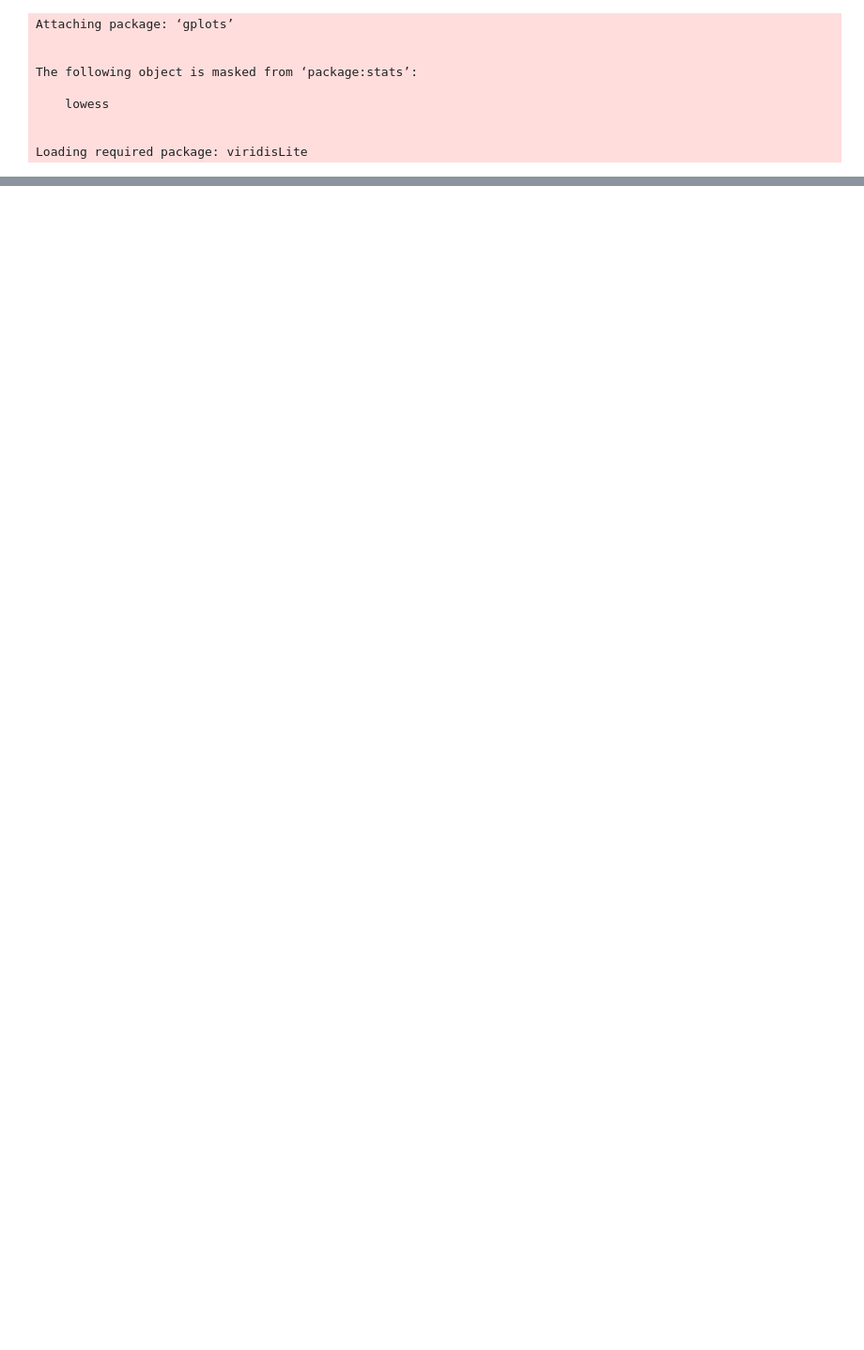
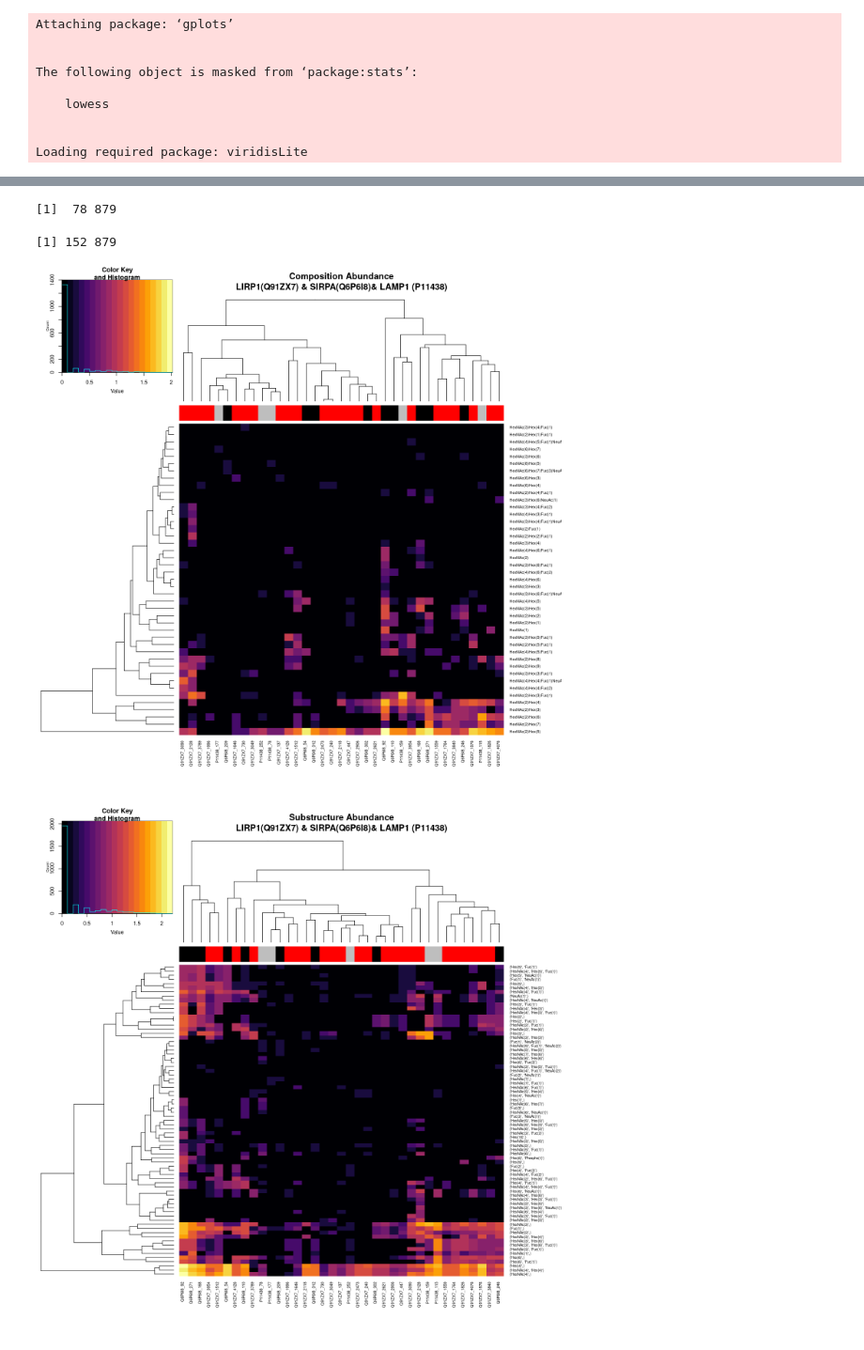
Before and after one commit to bkellman/Glycompare_examples, a Jupyter notebook: Riley2019_SiteSpec/Analysis.ipynb, the cells around one changed output, grey strips where cells are left out. Shown at 94% size. Cells and saved outputs as stored; diff of their text form; code cells hidden in the pictures; blank space fills up the shorter version.

Commit message:
filtering and correlation heatmaps

```diff
--- a/Riley2019_SiteSpec/Analysis.ipynb
+++ b/Riley2019_SiteSpec/Analysis.ipynb
@@ -41,0 +44,64 @@ dim(r_subt)
+# %%
+min=2
+
+# remove repeated rows and cols
+r_comp = t(unique(t(unique(r_comp))))
+r_subt = t(unique(t(unique(r_subt))))
+
+# remove low count rows
+r_comp = (r_comp[rowSums(r_comp)>min,])
+r_subt = (r_subt[rowSums(r_subt)>min,])
+
+# retain common sites
+r_comp = r_comp[,colnames(r_comp) %in% colnames(r_subt)]
+r_subt = r_subt[,colnames(r_subt) %in% colnames(r_comp)]
+
+# remove low count cols
+keep_cols = colSums(r_comp)>min | colSums(r_subt)>min
+r_comp = (r_comp[,keep_cols])
+r_subt = (r_subt[,keep_cols])
+
+# retain common sites
+r_comp = r_comp[,colnames(r_comp) %in% colnames(r_subt)]
+r_subt = r_subt[,colnames(r_subt) %in% colnames(r_comp)]
+
+dim(r_comp)
+dim(r_subt)
+# %% [output]
+[1]  78 879
+[1] 152 879
+# %%
+# Q91ZX7|Q6P6I8 : LIRP1(Q91ZX7) & SIRPA(Q6P6I8)
+# P11627|Q810U4 : L1CAM (P11627) & NRCAM (Q810U4)
+
+options(repr.plot.width=12, repr.plot.height=12)
+
+
+idx = grepl('Q91ZX7|Q6P6I8|P11438',colnames(r_comp))
+ccol=c('red','black','grey')[factor(gsub('_.*','',colnames(r_comp)[idx]),levels=c('Q91ZX7','Q6P6I8','P11438'))]
+scol=ccol
+#scol=c('red','black','grey')[factor(gsub('_.*','',colnames(r_subt)[idx]),levels=c('Q91ZX7','Q6P6I8','P11438'))]
+
+heatmap.2(log10(unique(r_comp[,idx])+1),trace='none',col=inferno(20),ColSideColors = ccol,main='Composition Abundance\nLIRP1(Q91ZX7) & SIRPA(Q6P6I8)& LAMP1 (P11438)',mar=c(10,10))
+heatmap.2(log10(unique(r_subt[,idx])+1),trace='none',col=inferno(20),ColSideColors = scol,main='Substructure Abundance\nLIRP1(Q91ZX7) & SIRPA(Q6P6I8)& LAMP1 (P11438)',mar=c(10,10))
+
+cr_comp=(cor(log2(unique(r_comp[,idx])+1),method='spearman'))^2
+cr_subt=(cor(log2(unique(r_subt[,idx])+1),method='spearman'))^2
+heatmap.2(cr_comp,trace='none',col=plasma,breaks=seq(0,1,.01), ColSideColors = ccol,main='Composition Abundance Spearman R^2\nLIRP1(Q91ZX7) & SIRPA(Q6P6I8)& LAMP1 (P11438)',mar=c(10,10))
+heatmap.2(cr_subt,trace='none',col=plasma,breaks=seq(0,1,.01),ColSideColors = scol,main='Substructure Abundance Spearman R^2\nLIRP1(Q91ZX7) & SIRPA(Q6P6I8)& LAMP1 (P11438)',mar=c(10,10))
+
+###  all proteins
+heatmap.2(log10(unique(r_comp)+1),trace='none',col=inferno,main='Counts: Composition Abundance')
+heatmap.2(log10(unique(r_subt)+1),trace='none',col=inferno,main='Counts: Substructure Abundance')
+
+cr_comp=(cor(log10(unique(r_comp)+1),method='spearman'))^2
+cr_comp[is.na(cr_comp)] = 0
+cr_subt=(cor(log10(unique(r_subt)+1),method='spearman'))^2
+cr_subt[is.na(cr_subt)] = 0
+
+
+heatmap.2(cr_comp,trace='none',col=plasma,breaks=seq(0,1,.01),main='Counts: Composition Abundance Spearman R^2')
+heatmap.2(cr_subt,trace='none',col=plasma,breaks=seq(0,1,.01),main='Counts: Substructure Abundance Spearman R^2')
+# %% [output]
+[figure, added]
+[figure, added]
```
Also changed, not shown: parts of 6 cells of this notebook, 2 other files.
